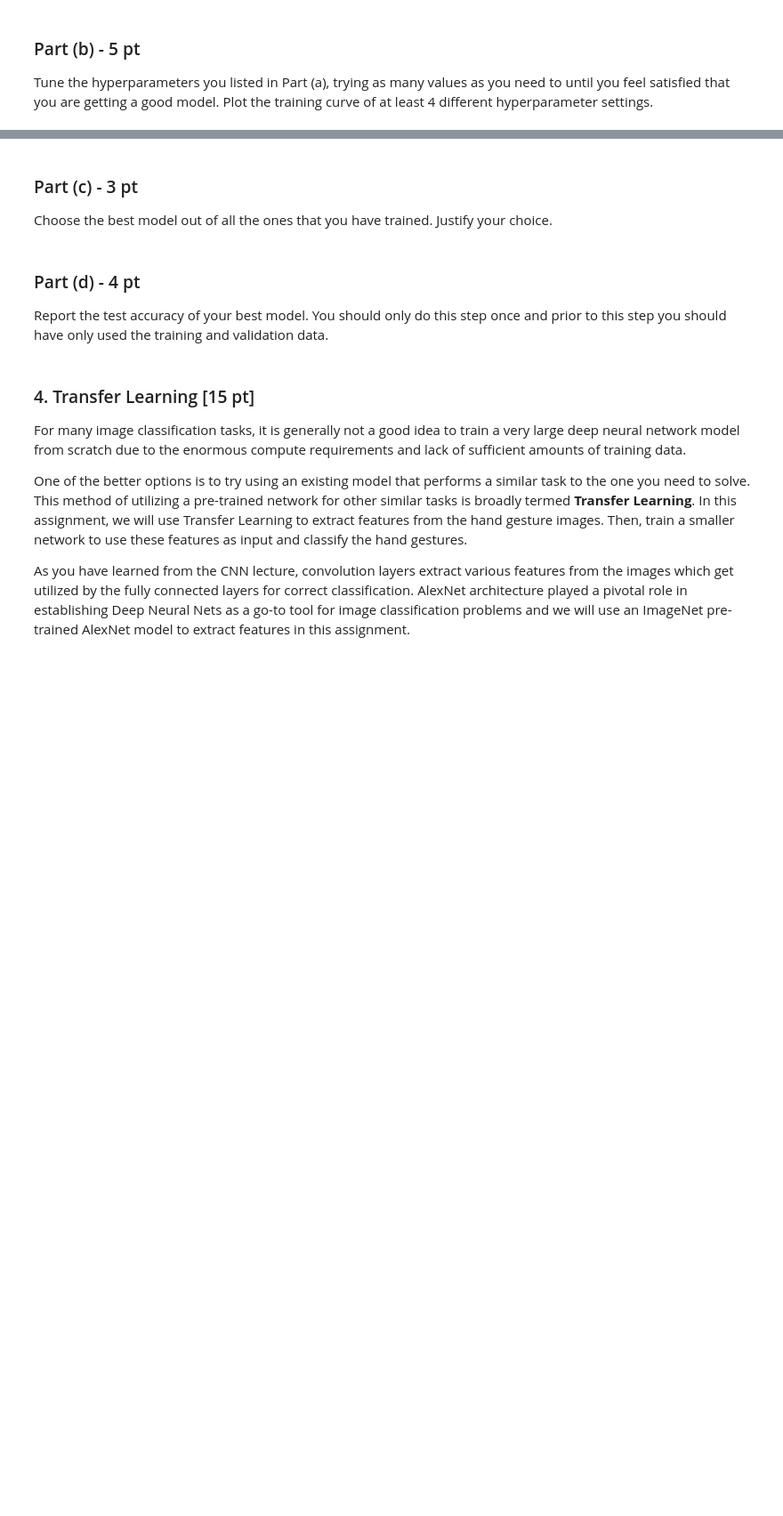
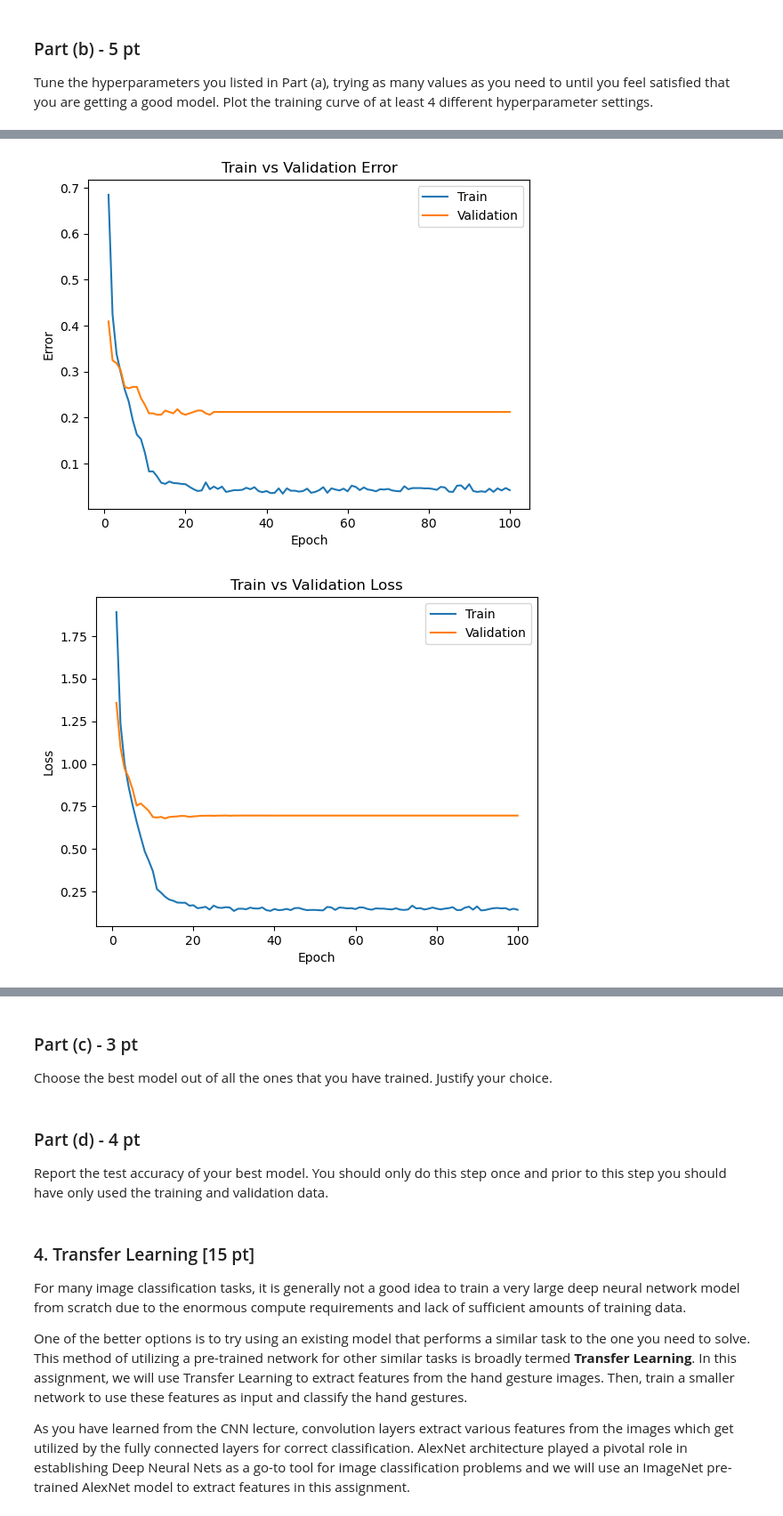
Before and after one commit to shirwewe/aps360-labs, a Jupyter notebook: lab3/Lab3 Gesture Recognition.ipynb, the cells around one changed output, grey strips where cells are left out. Shown: that part at 89% size. Saved outputs shown, nothing was run; the diff lists cells and outputs as text; code cells hidden in the pictures; blank space fills up the shorter version.

```diff
--- a/lab3/Lab3 Gesture Recognition.ipynb
+++ b/lab3/Lab3 Gesture Recognition.ipynb
@@ -616,0 +863,6 @@ that you are getting a good model. Plot the training curve of at least 4 differe
+# %%
+model_path = get_model_name("v1", batch_size=1000, learning_rate=0.0001, epoch=99)
+plot_training_curve(model_path)
+# %% [output]
+[figure, added]
+[figure, added]
```
Also changed, not shown: parts of 34 cells of this notebook.
